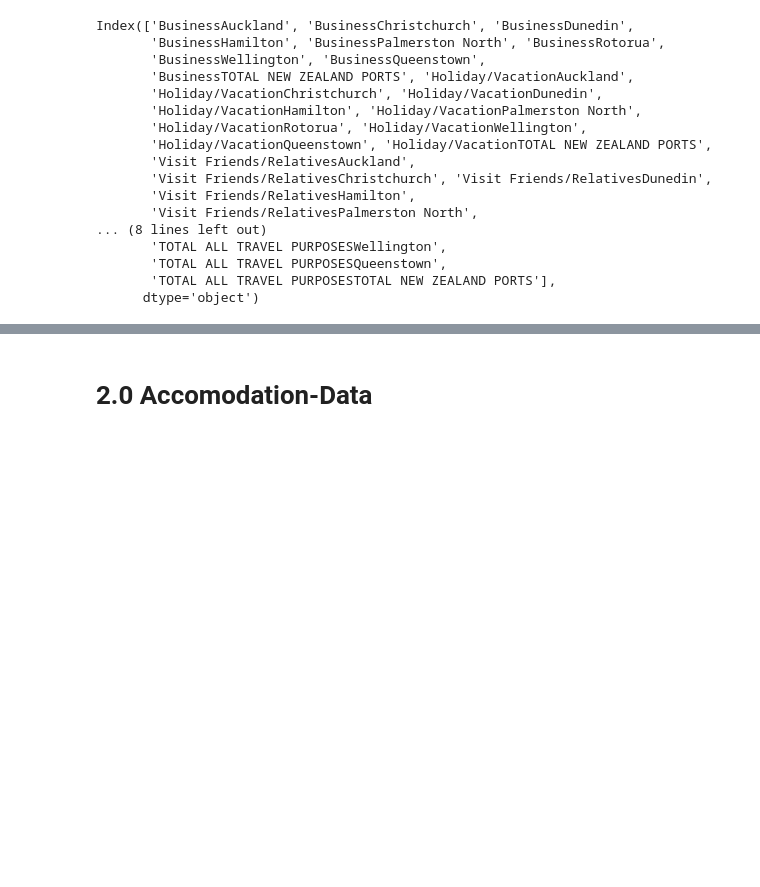
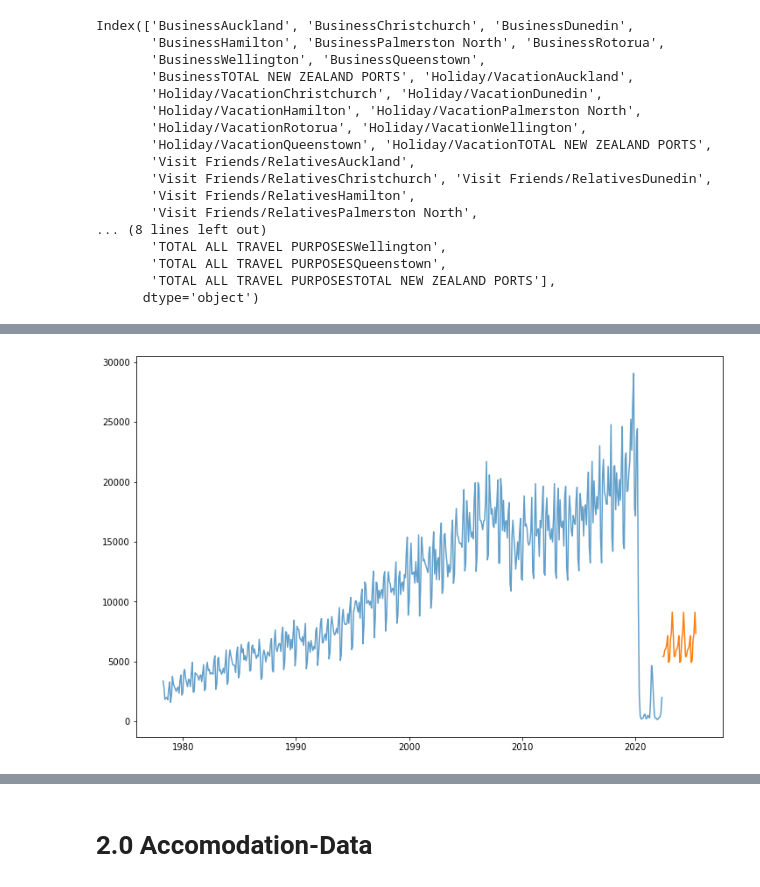
Before and after one commit to lutimoth/Tourism-Forecasting, a Jupyter notebook: Notebooks/Pre-process and Modeling for New Zealand Forecasting Data.ipynb, the cells around one changed output, grey strips where cells are left out. Saved outputs shown, nothing was run; the diff lists cells and outputs as text; code cells hidden in the pictures; blank space fills up the shorter version.

```diff
--- a/Notebooks/Pre-process and Modeling for New Zealand Forecasting Data.ipynb
+++ b/Notebooks/Pre-process and Modeling for New Zealand Forecasting Data.ipynb
@@ -187,0 +234,9 @@ res.resid.plot(ax=ax4, title='Residual IDs')
+# %%
+y_fore = exp_fit.forecast(36)
+# %%
+plt.figure(figsize=(12,8))
+
+plt.plot(exp_fit.fittedvalues, alpha=0.7, label='Predicted')
+(line1,) = plt.plot(y_fore)
+# %% [output]
+[figure, added]
```
Also changed, not shown: parts of 44 cells of this notebook.
